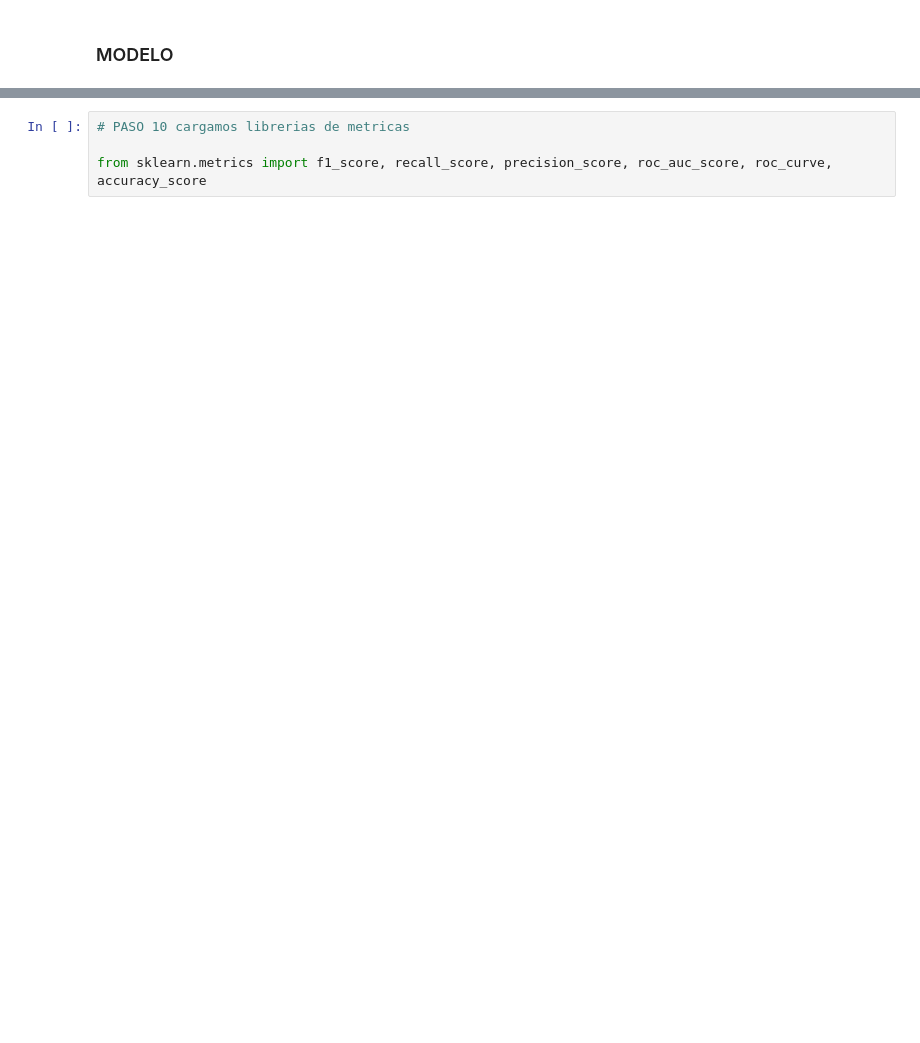
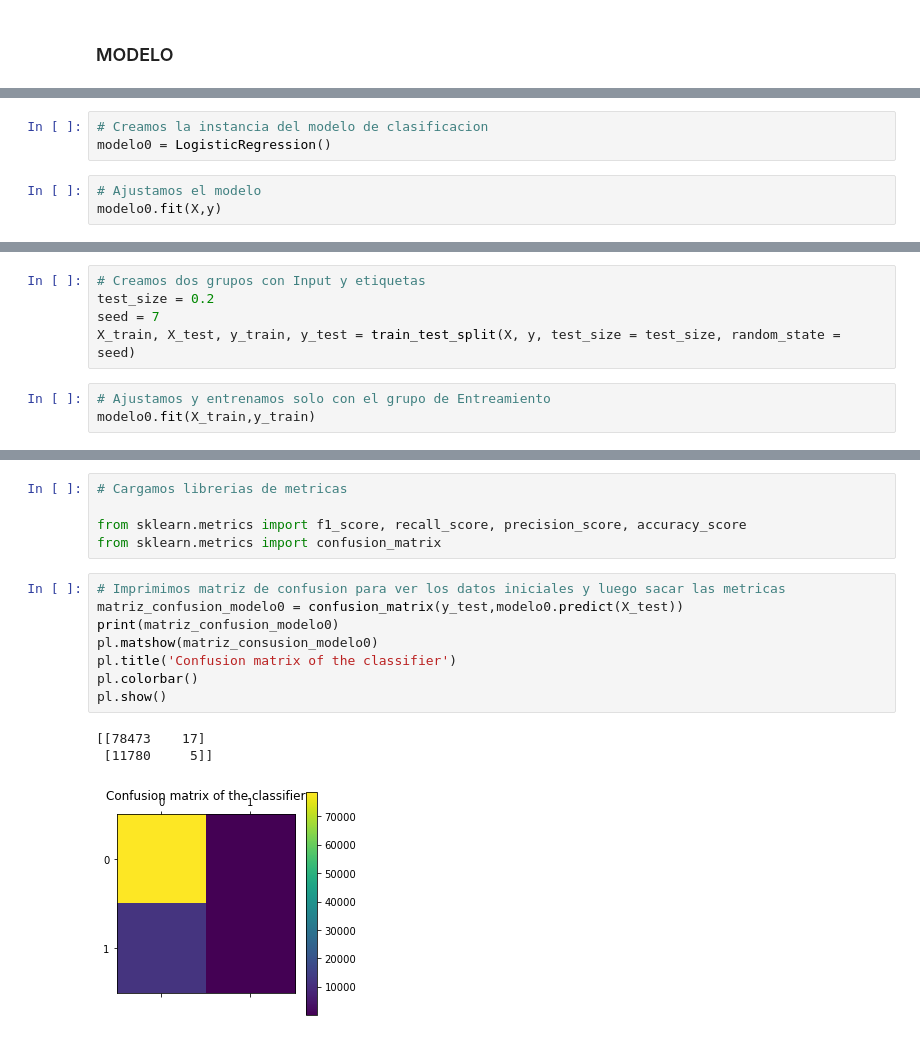
Before and after one commit to romayana/Financial-Product-Sales-Forecast-Model, a Jupyter notebook: Python Codes/1er Modelo Clasificacion Logistic Regression.ipynb, the cells around one changed output, grey strips where cells are left out. Drawn from its saved outputs; the diff is of its cells as text; blank space fills up the shorter version.

```diff
--- a/Python Codes/1er Modelo Clasificacion Logistic Regression.ipynb
+++ b/Python Codes/1er Modelo Clasificacion Logistic Regression.ipynb
@@ -118,0 +156,6 @@ array([0])
+# %%
+# Creamos la instancia del modelo de clasificacion
+modelo0 = LogisticRegression()
+# %%
+# Ajustamos el modelo
+modelo0.fit(X,y)
@@ -132,0 +180,8 @@ LogisticRegression(C=1.0, class_weight=None, dual=False, fit_intercept=True,
+# %%
+# Creamos dos grupos con Input y etiquetas
+test_size = 0.2
+seed = 7
+X_train, X_test, y_train, y_test = train_test_split(X, y, test_size = test_size, random_state = seed)
+# %%
+# Ajustamos y entrenamos solo con el grupo de Entreamiento
+modelo0.fit(X_train,y_train)
@@ -140,6 +207,19 @@ array([0, 0, 0, ..., 0, 0, 0])
 # %%
-# PASO 10 cargamos librerias de metricas
+# Cargamos librerias de metricas
 
-from sklearn.metrics import f1_score, recall_score, precision_score, roc_auc_score, roc_curve, accuracy_score
+from sklearn.metrics import f1_score, recall_score, precision_score, accuracy_score
+from sklearn.metrics import confusion_matrix
+# %%
+# Imprimimos matriz de confusion para ver los datos iniciales y luego sacar las metricas
+matriz_confusion_modelo0 = confusion_matrix(y_test,modelo0.predict(X_test))
+print(matriz_confusion_modelo0)
+pl.matshow(matriz_consusion_modelo0)
+pl.title('Confusion matrix of the classifier')
+pl.colorbar()
+pl.show()
+# %% [output]
+[[78473    17]
+ [11780     5]]
+[figure, added]
 # %%
 # PASO 11 Resultados de metricas
```
Also changed, not shown: parts of 48 cells of this notebook.
